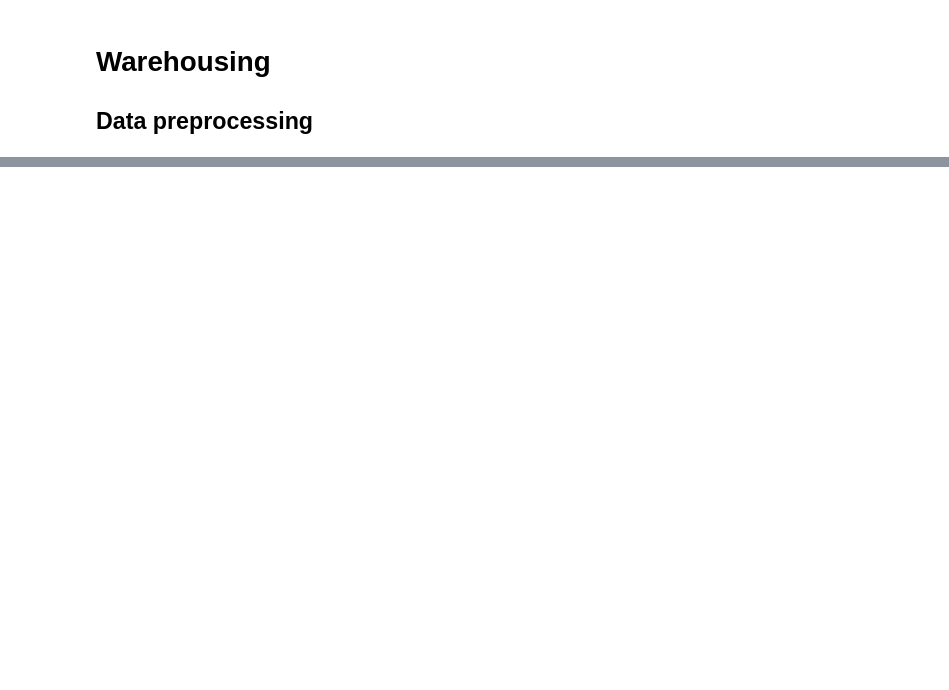
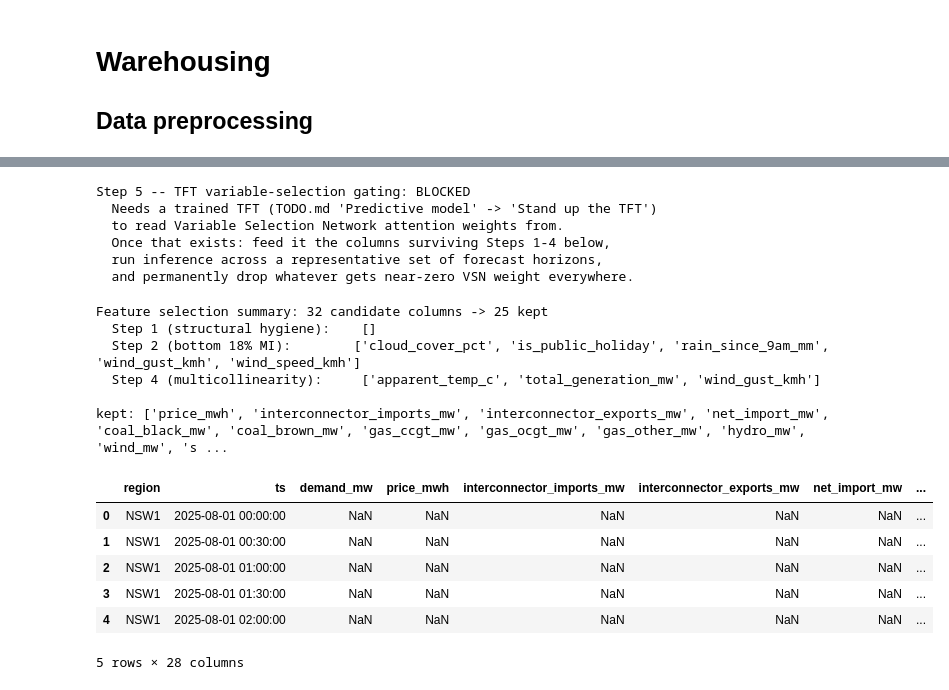
Before and after one commit to diptu/EcoLens, a Jupyter notebook: services/data-pipeline/notebooks/data-pipeline.ipynb, the cells around one changed output, grey strips where cells are left out. Drawn from its saved outputs; the diff is of its cells as text; code cells hidden in the pictures; blank space fills up the shorter version.

```diff
--- a/services/data-pipeline/notebooks/data-pipeline.ipynb
+++ b/services/data-pipeline/notebooks/data-pipeline.ipynb
@@ -217,0 +570,27 @@ df
+# %%
+# ── Step 2: Information-Theoretic Ranking (Mutual Information) ──────
+# MI catches non-linear relationships plain correlation would miss
+# (e.g. price spikes driving demand response). Needs a NaN-free matrix
+# and a numeric target -- median-impute just for this ranking (this
+# doesn't touch feature_table_30min itself), and drop rows with no
+# target at all rather than imputing the thing we're trying to predict.
+from sklearn.feature_selection import mutual_info_regression
+
+mi_input_cols = [c for c in candidate_cols if c not in structural_drop_cols]
+
+mi_df = df.dropna(subset=[TARGET]).copy()
+mi_df["is_public_holiday"] = mi_df["is_public_holiday"].astype(int)
+
+X_mi = mi_df[mi_input_cols].apply(lambda s: s.fillna(s.median()))
+y_mi = mi_df[TARGET]
+
+mi_scores = mutual_info_regression(X_mi, y_mi, random_state=42)
+mi_series = pd.Series(mi_scores, index=mi_input_cols).sort_values(ascending=False)
+
+DROP_FRACTION = 0.175  # midpoint of the spec's "bottom 15-20%"
+n_drop = int(len(mi_series) * DROP_FRACTION)
+low_mi_cols = mi_series.tail(n_drop).index.tolist()
+
+print("Step 2 -- Mutual Information ranking against demand_mw")
+print(mi_series.to_string())
+print(f"\n  -> dropping bottom {DROP_FRACTION:.0%} ({n_drop} columns): {low_mi_cols}")
@@ -217,0 +718,53 @@ df
+# %%
+# ── Step 5: Automated TFT Gating ─────────────────────────────────────
+# Blocked, not skipped: this step needs an actual trained TFT to read
+# Variable Selection Network weights from, and there's no TFT anywhere
+# in this repo yet -- "Stand up the TFT" is still an open item in
+# TODO.md's "Predictive model" section. Recording that dependency
+# explicitly here (rather than silently omitting the step) so it's
+# obvious what unblocks it and this cell can be filled in later without
+# re-deriving why it was empty.
+print(
+    "Step 5 -- TFT variable-selection gating: BLOCKED\n"
+    "  Needs a trained TFT (TODO.md 'Predictive model' -> 'Stand up the TFT')\n"
+    "  to read Variable Selection Network attention weights from.\n"
+    "  Once that exists: feed it the columns surviving Steps 1-4 below,\n"
+    "  run inference across a representative set of forecast horizons,\n"
+    "  and permanently drop whatever gets near-zero VSN weight everywhere."
+)
+# %% [output]
+Step 5 -- TFT variable-selection gating: BLOCKED
+  Needs a trained TFT (TODO.md 'Predictive model' -> 'Stand up the TFT')
+  to read Variable Selection Network attention weights from.
+  Once that exists: feed it the columns surviving Steps 1-4 below,
+  run inference across a representative set of forecast horizons,
+  and permanently drop whatever gets near-zero VSN weight everywhere.
+# %%
+# ── Apply the decisions from Steps 1, 2 and 4 (Step 3 informs Feature
+# Engineering's lag choice, it doesn't drop columns; Step 5 is blocked) ──
+all_drop_cols = sorted(set(structural_drop_cols) | set(low_mi_cols) | multicollinear_drop_cols)
+kept_cols = [c for c in candidate_cols if c not in all_drop_cols]
+
+selected_feature_table_30min = df[IDENTIFIER_COLS + [TARGET] + kept_cols].copy()
+
+print(f"Feature selection summary: {len(candidate_cols)} candidate columns -> {len(kept_cols)} kept")
+print(f"  Step 1 (structural hygiene):    {sorted(structural_drop_cols)}")
+print(f"  Step 2 (bottom {DROP_FRACTION:.0%} MI):        {sorted(low_mi_cols)}")
+print(f"  Step 4 (multicollinearity):     {sorted(multicollinear_drop_cols)}")
+print(f"\nkept: {kept_cols}")
+
+selected_feature_table_30min.head()
+# %% [output]
+Feature selection summary: 32 candidate columns -> 25 kept
+  Step 1 (structural hygiene):    []
+  Step 2 (bottom 18% MI):        ['cloud_cover_pct', 'is_public_holiday', 'rain_since_9am_mm', 'wind_gust_kmh', 'wind_speed_kmh']
+  Step 4 (multicollinearity):     ['apparent_temp_c', 'total_generation_mw', 'wind_gust_kmh']
+
+kept: ['price_mwh', 'interconnector_imports_mw', 'interconnector_exports_mw', 'net_import_mw', 'coal_black_mw', 'coal_brown_mw', 'gas_ccgt_mw', 'gas_ocgt_mw', 'gas_other_mw', 'hydro_mw', 'wind_mw', 's ...
+|  | region | ts | demand_mw | price_mwh | interconnector_imports_mw | interconnector_exports_mw | net_import_mw | ... |
+| 0 | NSW1 | 2025-08-01 00:00:00 | NaN | NaN | NaN | NaN | NaN | ... |
+| 1 | NSW1 | 2025-08-01 00:30:00 | NaN | NaN | NaN | NaN | NaN | ... |
+| 2 | NSW1 | 2025-08-01 01:00:00 | NaN | NaN | NaN | NaN | NaN | ... |
+| 3 | NSW1 | 2025-08-01 01:30:00 | NaN | NaN | NaN | NaN | NaN | ... |
+| 4 | NSW1 | 2025-08-01 02:00:00 | NaN | NaN | NaN | NaN | NaN | ... |
+5 rows × 28 columns
```
Also changed, not shown: parts of 21 cells of this notebook, 22 other files.
